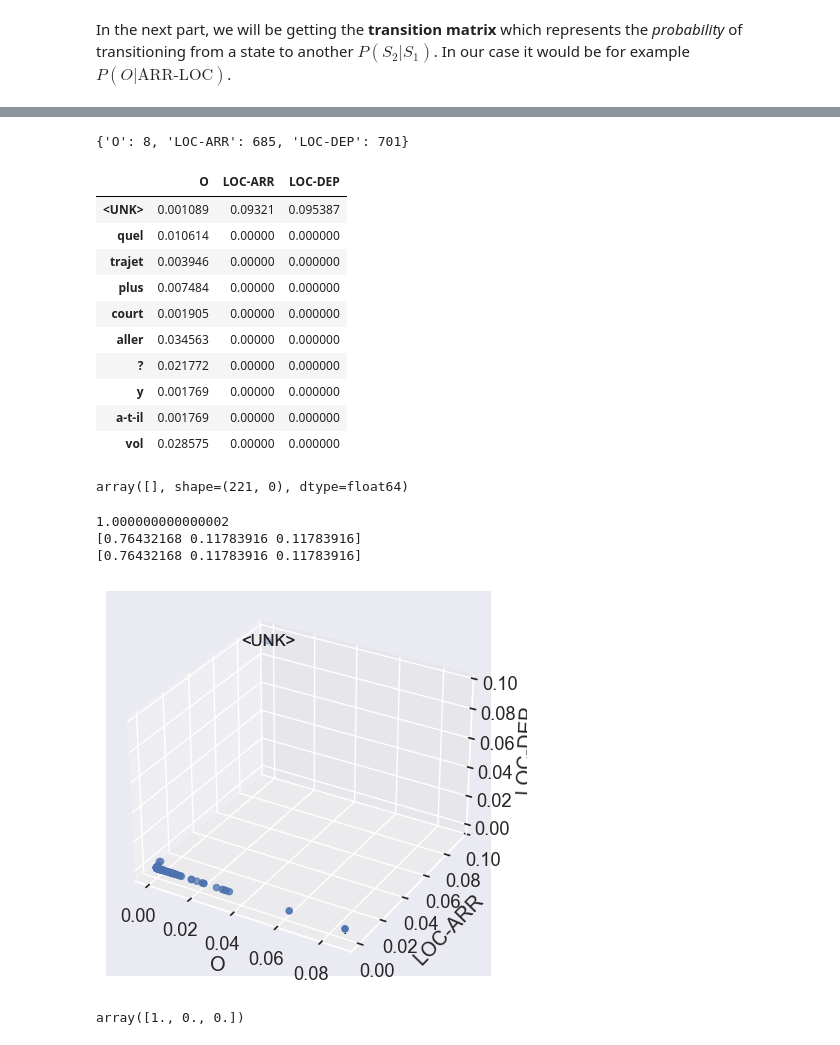
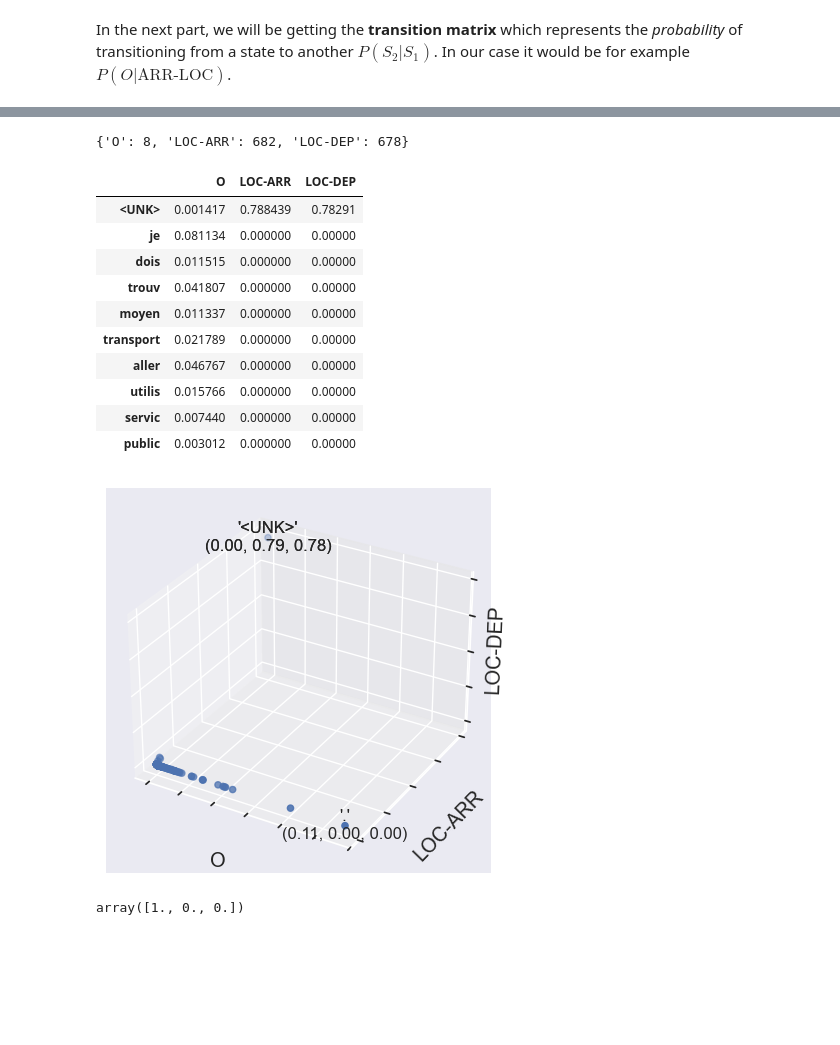
Before and after one commit to lucas066001/TravelOrderResolver, a Jupyter notebook: hmm_ner.ipynb, the cells around one changed output, grey strips where cells are left out. Saved outputs shown, nothing was run; the diff lists cells and outputs as text; code cells hidden in the pictures; blank space fills up the shorter version.

```diff
--- a/hmm_ner.ipynb
+++ b/hmm_ner.ipynb
@@ -5,4 +5,4 @@ from app.travel_resolver.libs.nlp.data_processing import from_bio_file_to_exampl
 
 BIO_FILE = "data/bio/fr.bio/1k_samples.bio"
 
-sentences, labels, vocab, unique_labels = from_bio_file_to_examples(BIO_FILE)
+sentences, labels, _, unique_labels = from_bio_file_to_examples(BIO_FILE)
@@ -161,12 +165,11 @@ def get_emission_prob_dict(
     for word in word_tag_count:
         if word == "<UNK>":
             print(word_tag_count[word])
-        sum_tag_counts = sum(word_tag_count[word].values())
         for tag in word_tag_count[word]:
             if word_tag_count[word][tag] == 0:
                 word_tag_count[word][tag] = 0
                 continue
-            word_tag_count[word][tag] = word_tag_count[word][tag] / sum_tag_counts
+            word_tag_count[word][tag] = word_tag_count[word][tag] / tag_count[tag]
 
     return word_tag_count
 # %%
@@ -176,32 +179,20 @@ em_prob_df = pd.DataFrame(em_prob_dict).T
 
 em_prob_df.head(10)
 # %% [output]
-{'O': 8, 'LOC-ARR': 685, 'LOC-DEP': 701}
+{'O': 8, 'LOC-ARR': 682, 'LOC-DEP': 678}
 |  | O | LOC-ARR | LOC-DEP |
-| <UNK> | 0.001089 | 0.09321 | 0.095387 |
-| quel | 0.010614 | 0.00000 | 0.000000 |
-| trajet | 0.003946 | 0.00000 | 0.000000 |
-| plus | 0.007484 | 0.00000 | 0.000000 |
-| court | 0.001905 | 0.00000 | 0.000000 |
-| aller | 0.034563 | 0.00000 | 0.000000 |
-| ? | 0.021772 | 0.00000 | 0.000000 |
-| y | 0.001769 | 0.00000 | 0.000000 |
-| a-t-il | 0.001769 | 0.00000 | 0.000000 |
-| vol | 0.028575 | 0.00000 | 0.000000 |
+| <UNK> | 0.001417 | 0.788439 | 0.78291 |
+| je | 0.081134 | 0.000000 | 0.00000 |
+| dois | 0.011515 | 0.000000 | 0.00000 |
+| trouv | 0.041807 | 0.000000 | 0.00000 |
+| moyen | 0.011337 | 0.000000 | 0.00000 |
+| transport | 0.021789 | 0.000000 | 0.00000 |
+| aller | 0.046767 | 0.000000 | 0.00000 |
+| utilis | 0.015766 | 0.000000 | 0.00000 |
+| servic | 0.007440 | 0.000000 | 0.00000 |
+| public | 0.003012 | 0.000000 | 0.00000 |
 # %%
 em_prob = em_prob_df.to_numpy()
-# %%
-em_prob[:, :0]
-# %% [output]
-array([], shape=(221, 0), dtype=float64)
-# %%
-print(np.sum(np.sum(em_prob, axis=0)))
-print(np.sum(em_prob, axis=0))
-print(np.sum(em_prob, axis=0))
-# %% [output]
-1.000000000000002
-[0.76432168 0.11783916 0.11783916]
-[0.76432168 0.11783916 0.11783916]
 # %%
 fig = plt.figure(figsize=(5, 5))
 ax = fig.add_subplot(projection="3d")
@@ -210,35 +201,42 @@ xx = em_prob[:, 0]
 yy = em_prob[:, 1]
 zz = em_prob[:, 2]
 
 xlabel = list(em_prob_df.columns)[0]
 ylabel = list(em_prob_df.columns)[1]
 zlabel = list(em_prob_df.columns)[2]
 
 # Words with the highest probability on each axis
 x_highest_i = np.argmax(em_prob[:, 0])
 y_highest_i = np.argmax(em_prob[:, 1])
 z_highest_i = np.argmax(em_prob[:, 2])
 
 for i in enumerate([x_highest_i, y_highest_i, z_highest_i]):
     ax.text(
         xx[i[1]],
         yy[i[1]],
         zz[i[1]],
-        em_prob_df.index[i[1]],
+        f"'{em_prob_df.index[i[1]]}'\n({xx[i[1]]:.2f}, {yy[i[1]]:.2f}, {zz[i[1]]:.2f})",
         fontsize=12,
         ha="center",
         va="center",
     )
 
 ax.scatter(xx, yy, zz)
 
+ax.get_xaxis().set_ticklabels([])
+ax.get_yaxis().set_ticklabels([])
+ax.get_zaxis().set_ticklabels([])
+
 ax.set_xlabel(xlabel)
 ax.set_ylabel(ylabel)
 ax.set_zlabel(zlabel)
 
+# Move zlabel closer to plot
+ax.zaxis.labelpad = -10
+
 plt.show()
 # %% [output]
-[figure, old version]
+[figure, new version]
 # %%
 def get_start_prob(labels: list[int] = y_train, tags: dict = unique_labels):
     """
```
Also changed, not shown: parts of 19 cells of this notebook, 2 other files.
